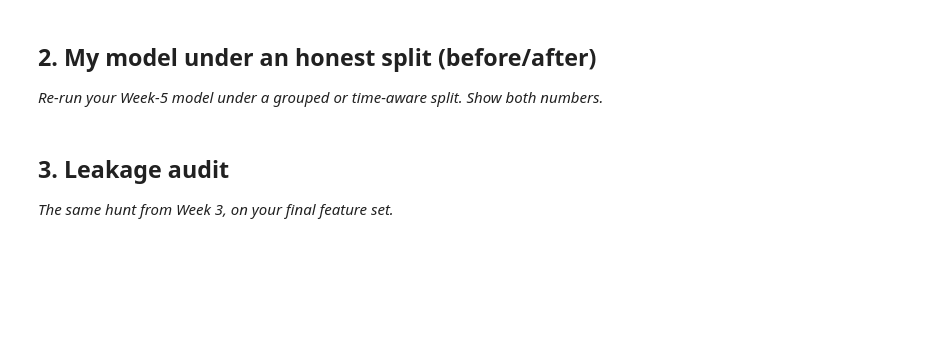
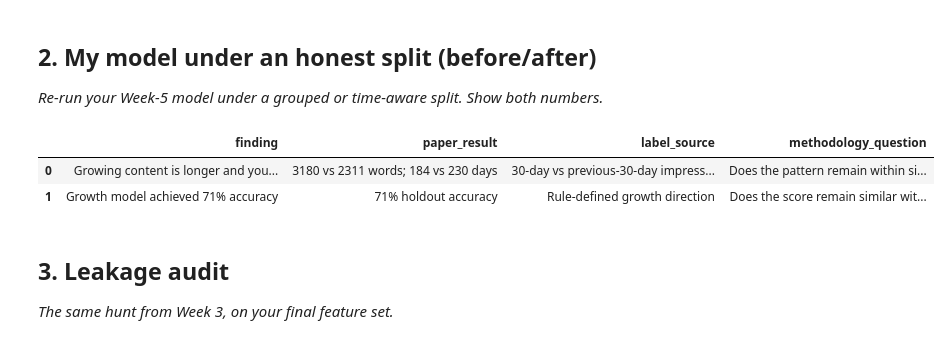
Before and after one commit to abdullahhashmi01/FlyRank-ML-Internship, a Jupyter notebook: work/notebooks/w06_validation_audit.ipynb, the cells around one changed output. Drawn from its saved outputs; the diff is of its cells as text; code cells hidden in the pictures; blank space fills up the shorter version.

```diff
--- a/work/notebooks/w06_validation_audit.ipynb
+++ b/work/notebooks/w06_validation_audit.ipynb
@@ -20,6 +39,30 @@ This skeleton is yours to fill. Work the sections **in order** — each one has
 # %%
 # This cell is for CODE (numbers, a query, a check).
 # Write your text answer in the cell ABOVE this one — typing sentences here breaks Run All.
+paper_review = pd.DataFrame({
+    "finding": [
+        "Growing content is longer and younger",
+        "Growth model achieved 71% accuracy"
+    ],
+    "paper_result": [
+        "3180 vs 2311 words; 184 vs 230 days",
+        "71% holdout accuracy"
+    ],
+    "label_source": [
+        "30-day vs previous-30-day impression trend",
+        "Rule-defined growth direction"
+    ],
+    "methodology_question": [
+        "Does the pattern remain within similar clients and content types?",
+        "Does the score remain similar with a grouped-client split?"
+    ]
+})
+
+display(paper_review)
+# %% [output]
+|  | finding | paper_result | label_source | methodology_question |
+| 0 | Growing content is longer and you... | 3180 vs 2311 words; 184 vs 230 days | 30-day vs previous-30-day impress... | Does the pattern remain within si... |
+| 1 | Growth model achieved 71% accuracy | 71% holdout accuracy | Rule-defined growth direction | Does the score remain similar wit... |
 # %% [markdown]
 ## 3. Leakage audit
 
```
Also changed, not shown: parts of 5 cells of this notebook.
